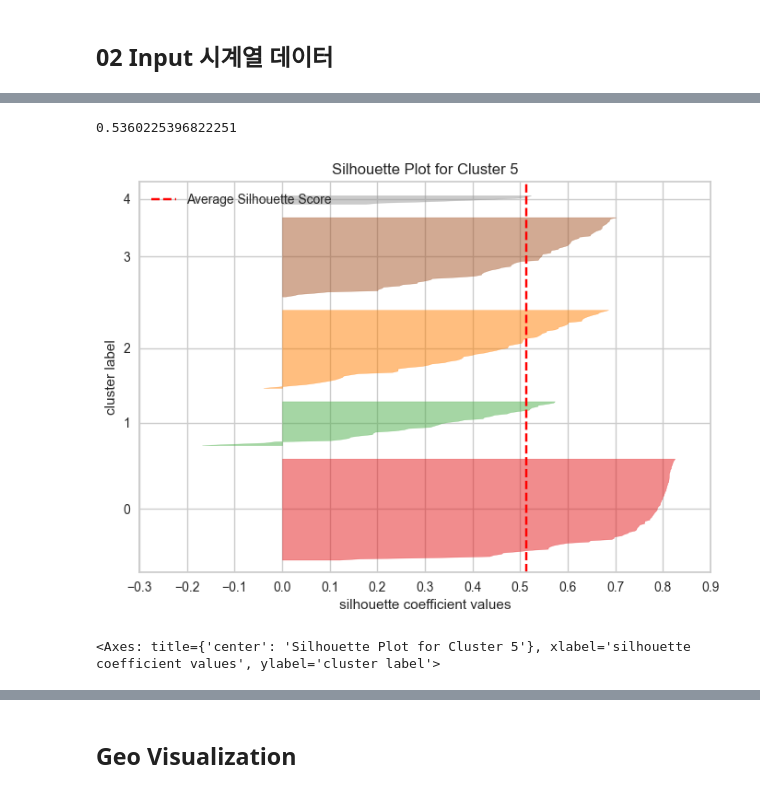
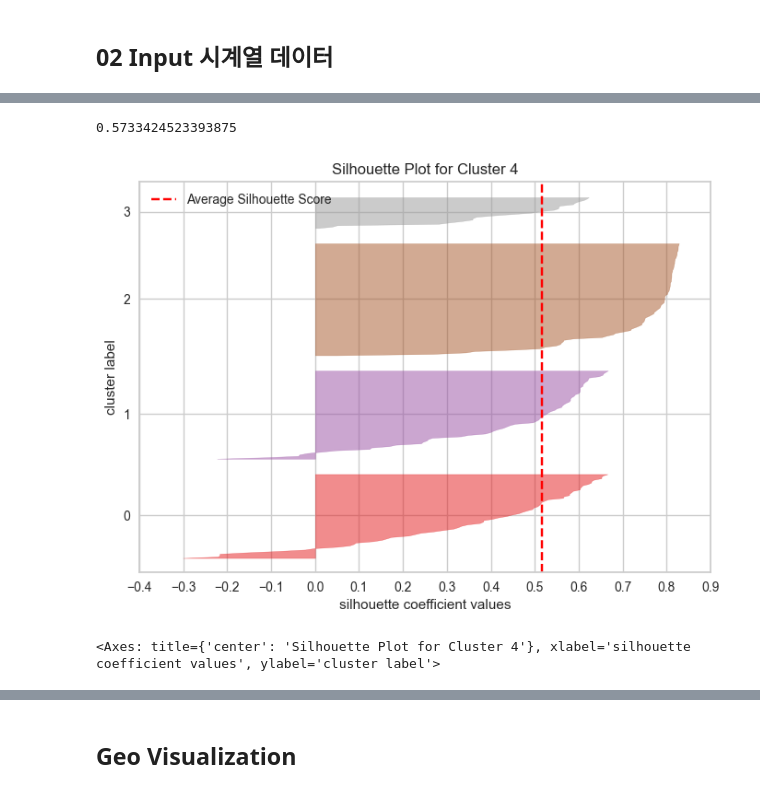
Before and after one commit to applewoods/Population_Analysis, a Jupyter notebook: Population_KMeans.ipynb, the cells around one changed output, grey strips where cells are left out. Drawn from its saved outputs; the diff is of its cells as text; code cells hidden in the pictures.

```diff
--- a/Population_KMeans.ipynb
+++ b/Population_KMeans.ipynb
@@ -172,15 +192,29 @@ analysis_df = dataframe_merge(analysis_df, birth_people_rate_df)
 young_total_df = population_guideline(total_df, young_women_age)
 
 # 청년층 인구 비율
-men_women_rate = population_rate(young_women_df, young_total_df)
+men_women_rate = population_rate(young_women_df, young_total_df, remove_years)
 men_women_rate_df = series_to_dataframe(men_women_rate, cat= '청년남여비율')
-# men_women_rate_df.head()
 
 analysis_df = dataframe_merge(analysis_df, men_women_rate_df)
+# %%
+# 사회적인구 증감(전입 - 전출)
+population_social_df = data_merge('사회적이동', drop_years)
+population_social_rate = population_rate(population_social_df, total_df_sum, remove_years)
+population_social_rate_df = series_to_dataframe(population_social_rate, cat= '사회적이동비율')
+
+analysis_df = dataframe_merge(analysis_df, population_social_rate_df)
+
+# 1인 사회적인구 증감(전입 - 전출)
+population_social_1per_df = data_merge('사회적이동(1인)', drop_years)
+population_social_1per_rate = population_rate(population_social_df, total_df_sum, remove_years)
+population_social_1per_rate_df = series_to_dataframe(population_social_rate, cat= '1인사회적이동비율')
+
+analysis_df = dataframe_merge(analysis_df, population_social_1per_rate_df)
 # %%
-foreigner_df = pd.read_excel('./Data/외국인.xlsx')
+# 외국인(한국국적취득, 외국인 주민 자녀) 인구 수
+foreigner_df = data_merge('외국인', drop_years)
 
-foreigner_rate = population_rate(foreigner_df, total_df_sum)
+foreigner_rate = population_rate(foreigner_df, total_df_sum.drop(total_df_sum.columns[-1], axis= 1))
 foreigner_rate_df = series_to_dataframe(foreigner_rate, cat= '외국인인구비율')
 analysis_df = dataframe_merge(analysis_df, foreigner_rate_df)
 # %% [markdown]
@@ -193,9 +227,12 @@ analysis_dict = {
     # '가임여성비율' : ['Young Women Rate', 'Rate'],
     # '고령인구비율' : ['Old People Rate', 'Rate'],
     # '유소년비율' : ['Youth Rate', 'Rate'],
-    '신생아비율' : ['Birth Rate', 'Rate'],
-    '청년남여비율' : ['Young Men and Women Rate', 'Rate'],
-    '외국인인구비율' : ['Foreigner Rate', 'Rate',]
+    # '신생아비율' : ['Birth Rate', 'Rate'],
+    # '영유아비율' : ['Infant Rate', 'Rate'],
+    '청년남여비율' : ['Young Women Rate in Young Population', 'Rate'],
+    # '사회적이동비율' : ['Scocial Population Rate', 'Rate'],
+    '1인사회적이동비율' : ['1Per Social Population Rate', 'Rate'],
+    '외국인인구비율' : ['Foreigner Rate', 'Rate']
 }
 # %%
 timeseries_data = np.array(analysis_df[list(analysis_dict.keys())].values.tolist())
@@ -258,20 +295,20 @@ plt.show()
 # %%
-Best_K = 5
+Best_K = 4
 kmeans_model = models[Best_K - min_cluster_num]
 
 print(silhouettes[Best_K - min_cluster_num])
 
 # 최적의 클러스터의 Silhouette 분포 시각화
 silhouette_vis = SilhouetteVisualizer(
     kmeans_model,
     title= 'Silhouette Plot for Cluster {}'.format(Best_K)
 )
 silhouette_vis.fit(timsseries_flatten)
 silhouette_vis.show()
 # %% [output]
-0.5360225396822251
+0.5733424523393875
-[figure, old version]
+[figure, new version]
-<Axes: title={'center': 'Silhouette Plot for Cluster 5'}, xlabel='silhouette coefficient values', ylabel='cluster label'>
+<Axes: title={'center': 'Silhouette Plot for Cluster 4'}, xlabel='silhouette coefficient values', ylabel='cluster label'>
 # %%
 y_pred = kmeans_model.fit_predict(timsseries_flatten)
 pred_series = pd.Series(y_pred, name= 'Cluster Pred').to_frame()
```
Also changed, not shown: parts of 19 cells of this notebook.
